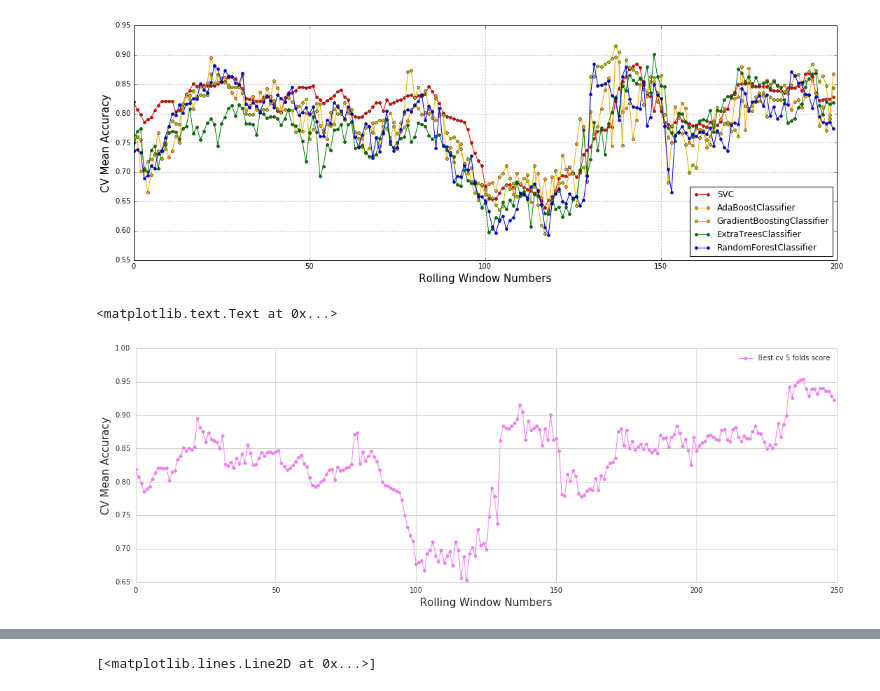
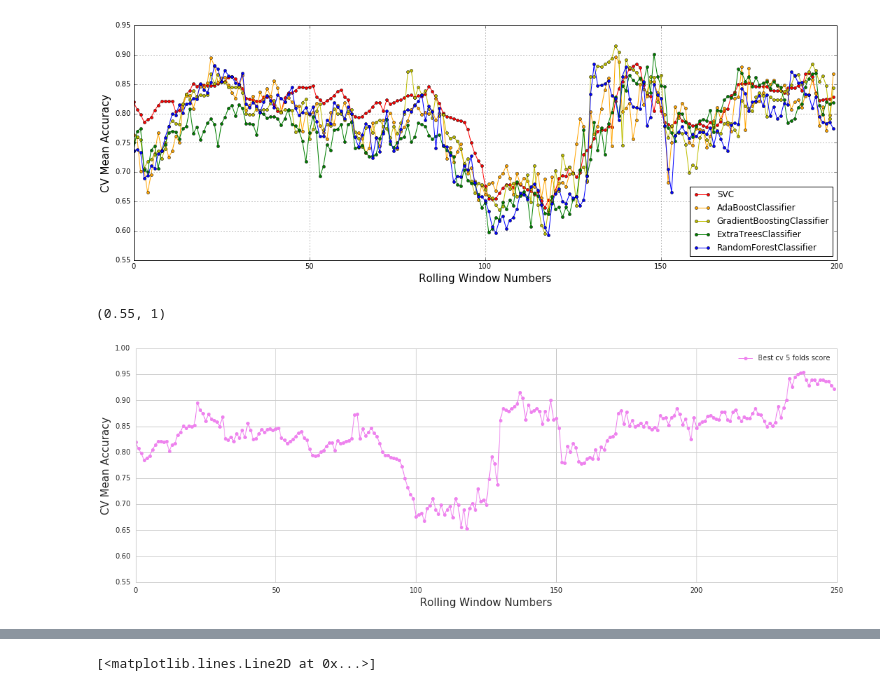
Before and after one commit to rorysroes/SGX-Full-OrderBook-Tick-Data-Trading-Strategy, a Jupyter notebook: Model_Selection.ipynb, the cells around one changed output, grey strips where cells are left out. Saved outputs shown, nothing was run; the diff lists cells and outputs as text; code cells hidden in the pictures.

```diff
--- a/Model_Selection.ipynb
+++ b/Model_Selection.ipynb
@@ -342,10 +342,11 @@ plt.ylabel('CV Mean Accuracy',size = 15)
 # %%
 sns.set_style("whitegrid")
 plt.figure(figsize = (18,6))
 plot(best_cv_score[0:250],'-o',label = 'Best cv 5 folds score',color = 'violet',lw = 1,markersize = 5)
 plt.legend(loc=0)
 plt.xlabel('Rolling Window Numbers',size = 15)
 plt.ylabel('CV Mean Accuracy',size = 15)
+plt.ylim(0.55,1)
 # %% [output]
-<matplotlib.text.Text at 0x...>
+(0.55, 1)
-[figure, old version]
+[figure, new version]
```
Also changed, not shown: parts of 1 cell of this notebook.
